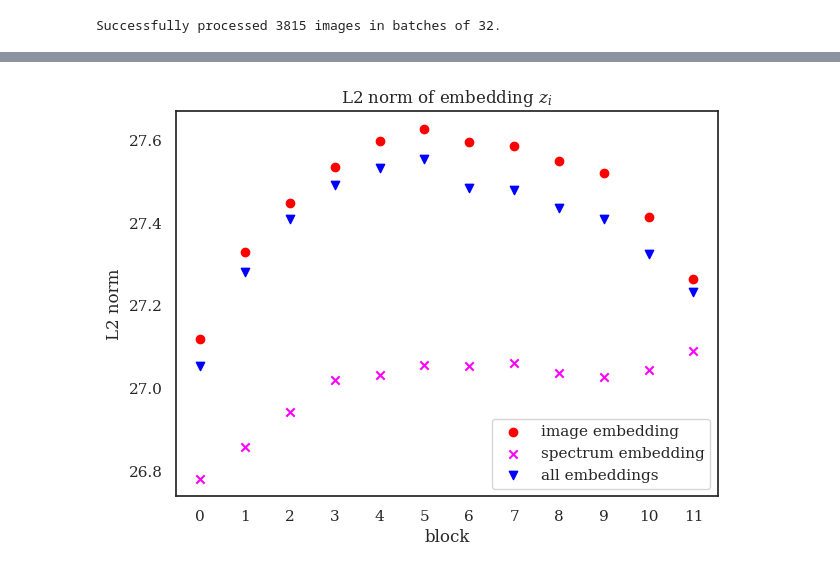
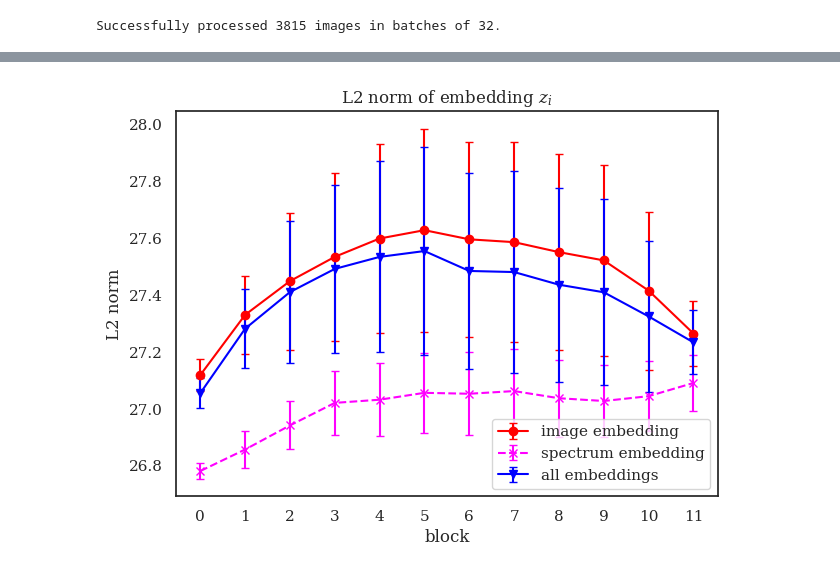
Before and after one commit to auggiemarignier/windycity, a Jupyter notebook: aion_tutorial.ipynb, the cells around one changed output, grey strips where cells are left out. Drawn from its saved outputs; the diff is of its cells as text; code cells hidden in the pictures.

```diff
--- a/aion_tutorial.ipynb
+++ b/aion_tutorial.ipynb
@@ -202,20 +202,14 @@ im_embeddings, sp_embeddings, all_embeddings = get_embeddings_layer(batch_size)
 # %% [output]
 Successfully processed 3815 images in batches of 32.
 # %%
+import numpy as np
 from sklearn.metrics.pairwise import cosine_similarity
+import seaborn as sns
+import matplotlib.pyplot as plt
 
-im_embeddings_L2, sp_embeddings_L2, all_embeddings_L2 = [], [], []
-im_embeddings_cos_sim, sp_embeddings_cos_sim, all_embeddings_cos_sim = [], [], []
+im_embeddings_L2_mean, sp_embeddings_L2_mean, all_embeddings_L2_mean = [], [], []
+im_embeddings_L2_std, sp_embeddings_L2_std, all_embeddings_L2_std = [], [], []
 
-
-for b in range(num_blocks):
-
-    im_embeddings_cos_sim.append(np.mean(np.diag(cosine_similarity(im_embeddings[b], im_embeddings[b+1]))))
-    sp_embeddings_cos_sim.append(np.mean(np.diag(cosine_similarity(sp_embeddings[b], sp_embeddings[b+1]))))
-    all_embeddings_cos_sim.append(np.mean(np.diag(cosine_similarity(all_embeddings[b], all_embeddings[b+1]))))
-
-#for b in range(num_blocks + 1):
-    im_embeddings_L2.append(np.linalg.norm(im_embeddings[b], ord = 2,axis = 1).mean())
-    sp_embeddings_L2.append(np.linalg.norm(sp_embeddings[b], ord = 2,axis = 1).mean())
-    all_embeddings_L2.append(np.linalg.norm(all_embeddings[b], ord = 2,axis = 1).mean())
+im_embeddings_cos_sim_mean, sp_embeddings_cos_sim_mean, all_embeddings_cos_sim_mean = [], [], []
+im_embeddings_cos_sim_std, sp_embeddings_cos_sim_std, all_embeddings_cos_sim_std = [], [], []
 # %%
@@ -244,17 +267,21 @@ plt.show()
 # %%
 
 
-plt.figure(figsize = (7,5))
-plt.scatter(range(num_blocks), im_embeddings_L2, color = "red", label = "image embedding")
-plt.scatter(range(num_blocks), sp_embeddings_L2, color = "magenta", label = "spectrum embedding", marker = "x")
-plt.scatter(range(num_blocks), all_embeddings_L2, color = "blue", label = "all embeddings", marker = "v")
+# --- Plot L2 norm ---
+plt.figure(figsize=(7,5))
+
+plt.errorbar(range(num_blocks), im_embeddings_L2_mean, yerr=im_embeddings_L2_std,
+             fmt='o-', color='red', label="image embedding", capsize=3)
+plt.errorbar(range(num_blocks), sp_embeddings_L2_mean, yerr=sp_embeddings_L2_std,
+             fmt='x--', color='magenta', label="spectrum embedding", capsize=3)
+plt.errorbar(range(num_blocks), all_embeddings_L2_mean, yerr=all_embeddings_L2_std,
+             fmt='v-', color='blue', label="all embeddings", capsize=3)
+
 plt.xticks(range(num_blocks))
-
 plt.legend()
 plt.xlabel("block")
 plt.ylabel("L2 norm")
-
 plt.title("L2 norm of embedding $z_i$")
 plt.show()
 # %% [output]
-[figure, old version]
+[figure, new version]
```
Also changed, not shown: parts of 2 cells of this notebook.
